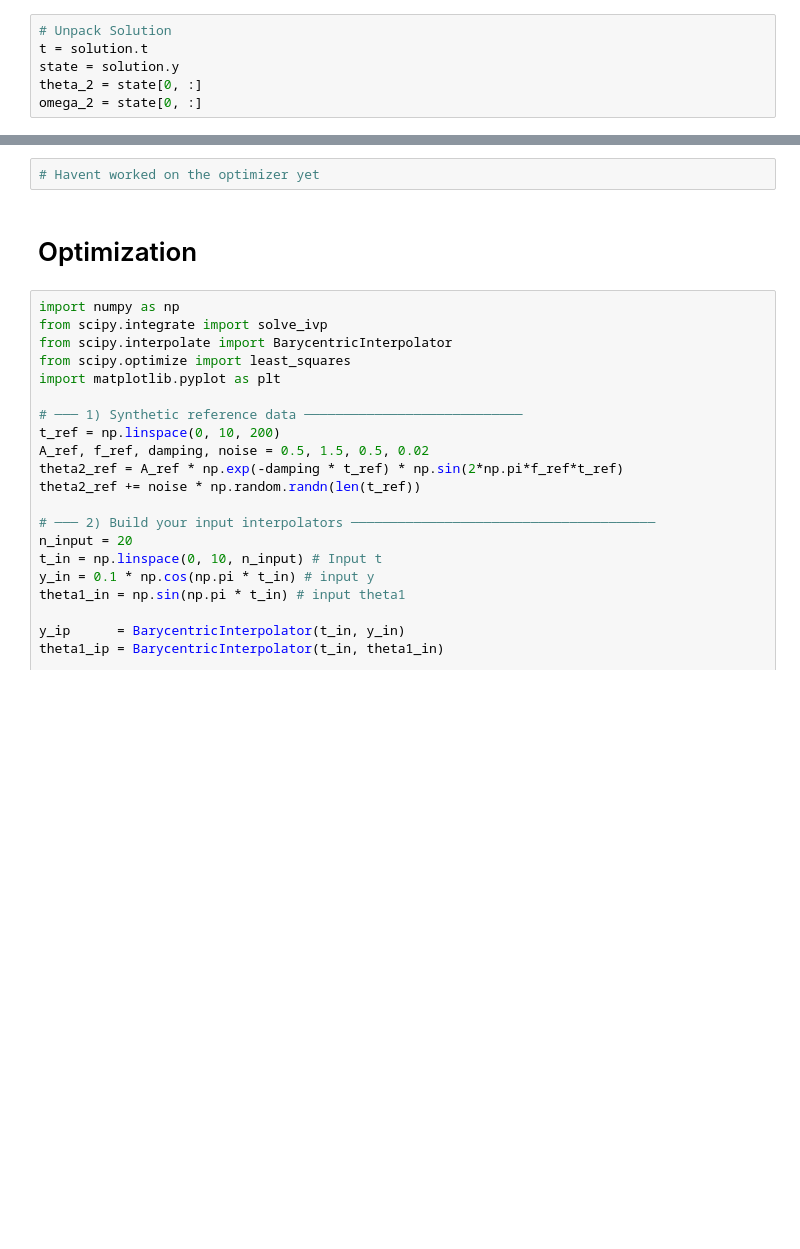
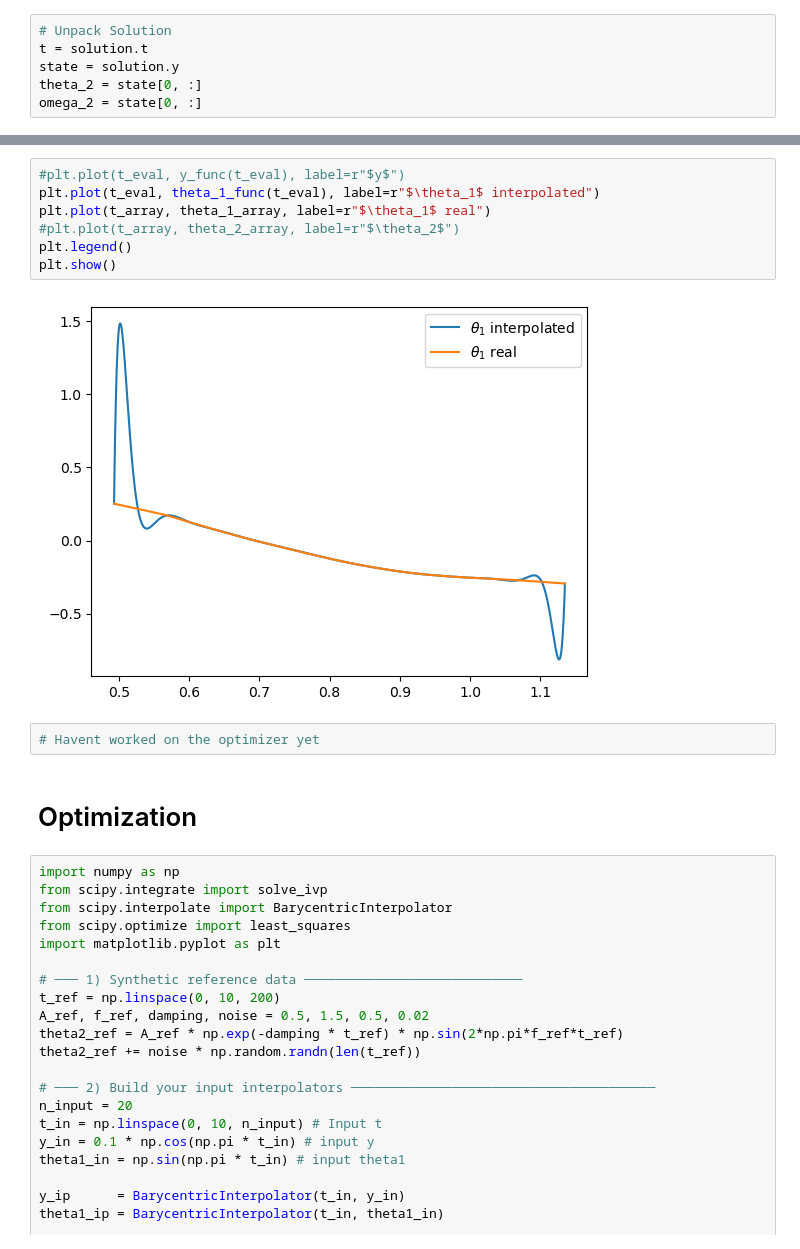
Before and after one commit to lsh6-uw/ME469-Group1, a Jupyter notebook: simulator_noFoot_optimized.ipynb, the cells around one changed output, grey strips where cells are left out. Drawn from its saved outputs; the diff is of its cells as text; blank space fills up the shorter version.

```diff
--- a/simulator_noFoot_optimized.ipynb
+++ b/simulator_noFoot_optimized.ipynb
@@ -129,3 +128,12 @@ plt.show()
+# %%
+#plt.plot(t_eval, y_func(t_eval), label=r"$y$")
+plt.plot(t_eval, theta_1_func(t_eval), label=r"$\theta_1$ interpolated")
+plt.plot(t_array, theta_1_array, label=r"$\theta_1$ real")
+#plt.plot(t_array, theta_2_array, label=r"$\theta_2$")
+plt.legend()
+plt.show()
+# %% [output]
+[figure, added]
 # %%
 # Havent worked on the optimizer yet
 # %% [markdown]
```
Also changed, not shown: parts of 8 cells of this notebook.
